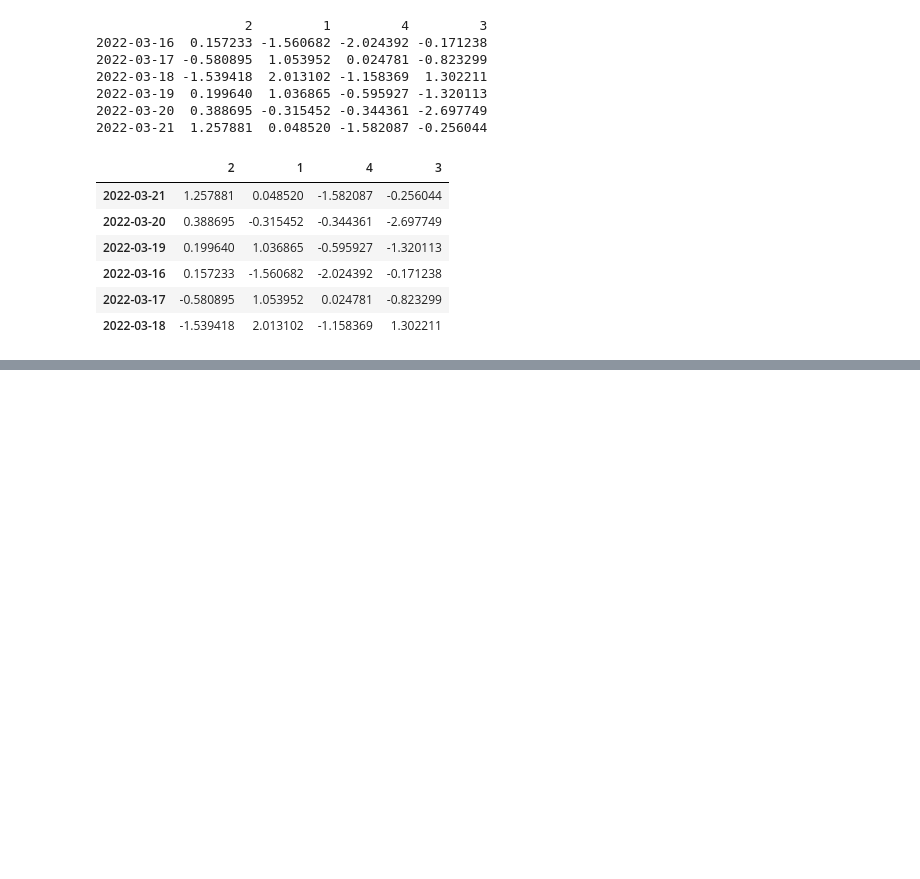
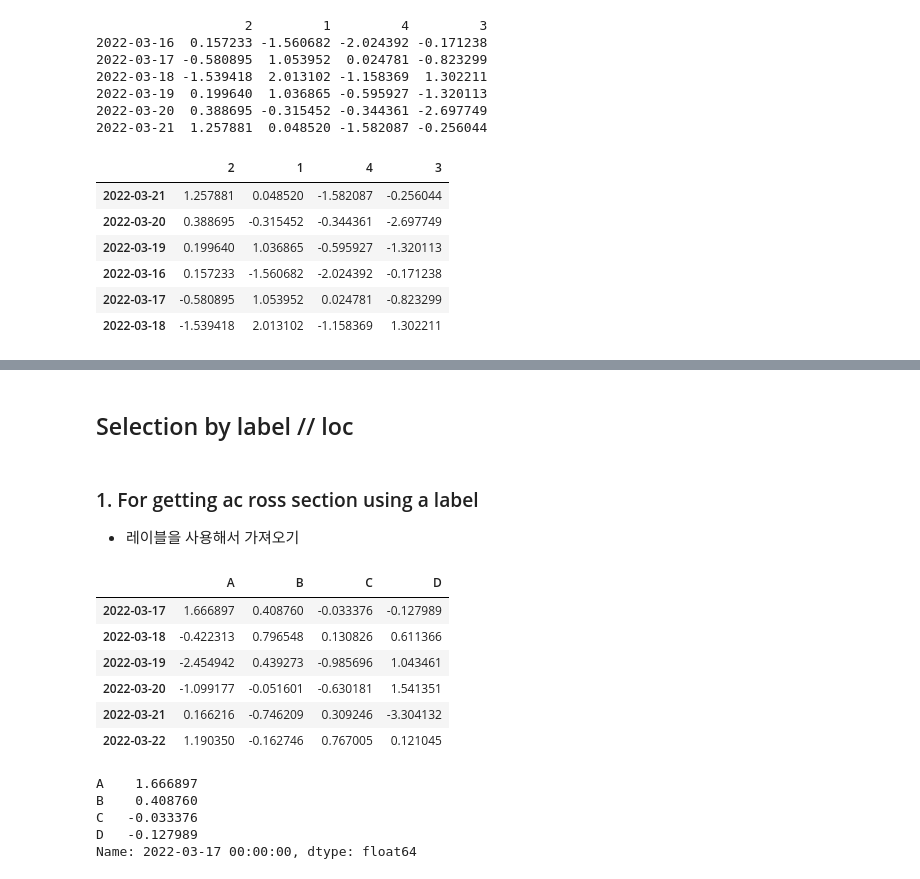
Before and after one commit to ParkJeongUng/Ung.github.io, a Jupyter notebook: _notebooks/하늘코끼리_Pandas_Master.ipynb, the cells around one changed output, grey strips where cells are left out. Drawn from its saved outputs; the diff is of its cells as text; code cells hidden in the pictures; blank space fills up the shorter version.

```diff
--- a/_notebooks/하늘코끼리_Pandas_Master.ipynb
+++ b/_notebooks/하늘코끼리_Pandas_Master.ipynb
@@ -344,0 +423,25 @@ df.sort_values(by = "2", ascending = False)
+# %% [markdown]
+## Selection by label // loc
+# %% [markdown]
+### 1. For getting ac ross section using a label
+  * 레이블을 사용해서 가져오기
+# %%
+date = pd.date_range("20220317", periods = 6)
+df = pd.DataFrame(np.random.randn(6, 4), index = date, columns = list("ABCD"))
+df
+# %% [output]
+|  | A | B | C | D |
+| 2022-03-17 | 1.666897 | 0.408760 | -0.033376 | -0.127989 |
+| 2022-03-18 | -0.422313 | 0.796548 | 0.130826 | 0.611366 |
+| 2022-03-19 | -2.454942 | 0.439273 | -0.985696 | 1.043461 |
+| 2022-03-20 | -1.099177 | -0.051601 | -0.630181 | 1.541351 |
+| 2022-03-21 | 0.166216 | -0.746209 | 0.309246 | -3.304132 |
+| 2022-03-22 | 1.190350 | -0.162746 | 0.767005 | 0.121045 |
+# %%
+df.loc[df.index[0]] # 인덱스 0번인 행 출력
+# %% [output]
+A    1.666897
+B    0.408760
+C   -0.033376
+D   -0.127989
+Name: 2022-03-17 00:00:00, dtype: float64
```
Also changed, not shown: parts of 18 cells of this notebook.
